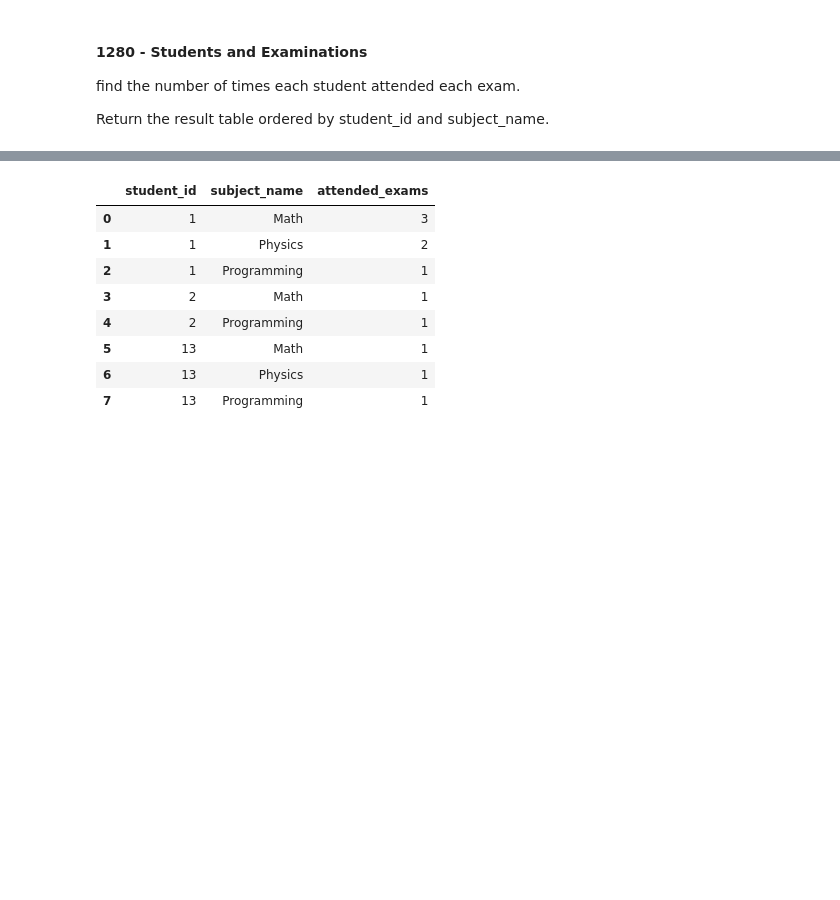
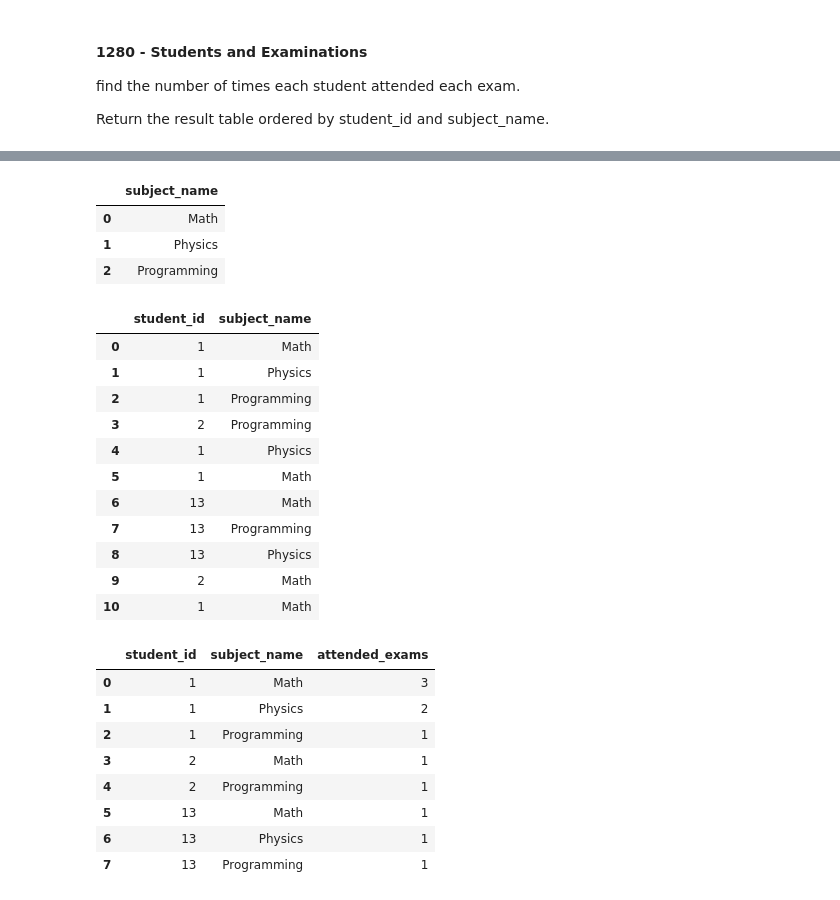
Before and after one commit to Swap-20/Leetcode-Pandas, a Jupyter notebook: Leetcode_Pandas.ipynb, the cells around one changed output, grey strips where cells are left out. Drawn from its saved outputs; the diff is of its cells as text; code cells hidden in the pictures; blank space fills up the shorter version.

```diff
--- a/Leetcode_Pandas.ipynb
+++ b/Leetcode_Pandas.ipynb
@@ -1072,3 +1073,29 @@ examinations = pd.DataFrame(data, columns=['student_id', 'subject_name']).astype
+# %%
+data = [['Math'], ['Physics'], ['Programming']]
+subjects = pd.DataFrame(data, columns=['subject_name']).astype({'subject_name':'object'})
+subjects
+# %% [output]
+|  | subject_name |
+| 0 | Math |
+| 1 | Physics |
+| 2 | Programming |
+# %%
+data = [[1, 'Math'], [1, 'Physics'], [1, 'Programming'], [2, 'Programming'], [1, 'Physics'], [1, 'Math'], [13, 'Math'], [13, 'Programming'], [13, 'Physics'], [2, 'Math'], [1, 'Math']]
+examinations = pd.DataFrame(data, columns=['student_id', 'subject_name']).astype({'student_id':'Int64', 'subject_name':'object'})
+examinations
+# %% [output]
+|  | student_id | subject_name |
+| 0 | 1 | Math |
+| 1 | 1 | Physics |
+| 2 | 1 | Programming |
+| 3 | 2 | Programming |
+| 4 | 1 | Physics |
+| 5 | 1 | Math |
+| 6 | 13 | Math |
+| 7 | 13 | Programming |
+| 8 | 13 | Physics |
+| 9 | 2 | Math |
+| 10 | 1 | Math |
 # %%
 grouped = examinations.groupby(['student_id','subject_name']).size().reset_index(name='attended_exams')
 grouped
```
Also changed, not shown: parts of 2 cells of this notebook.
